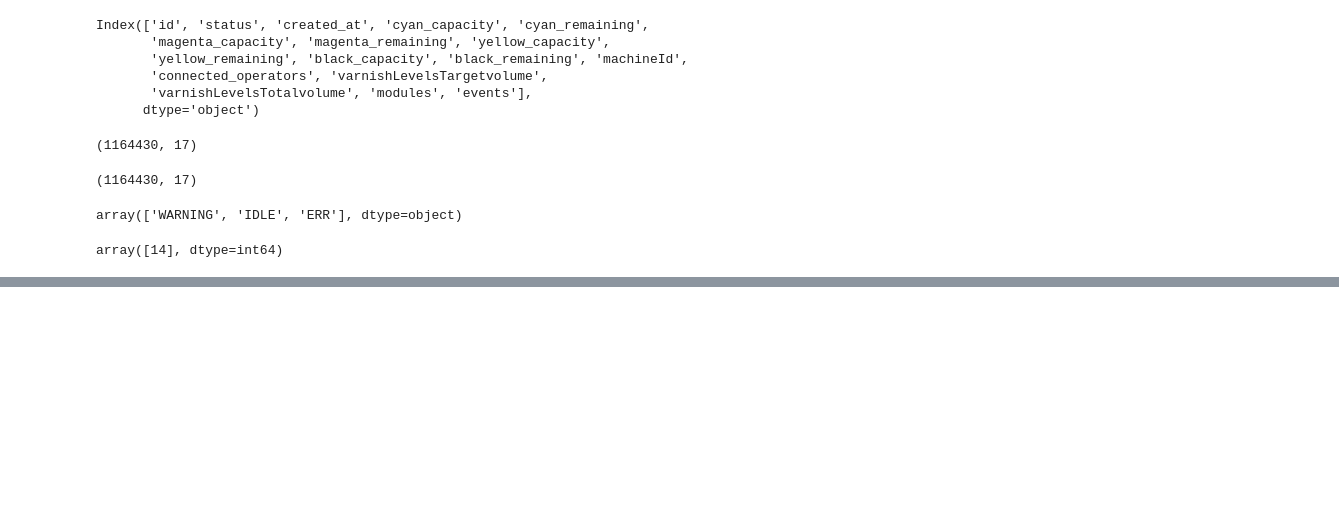
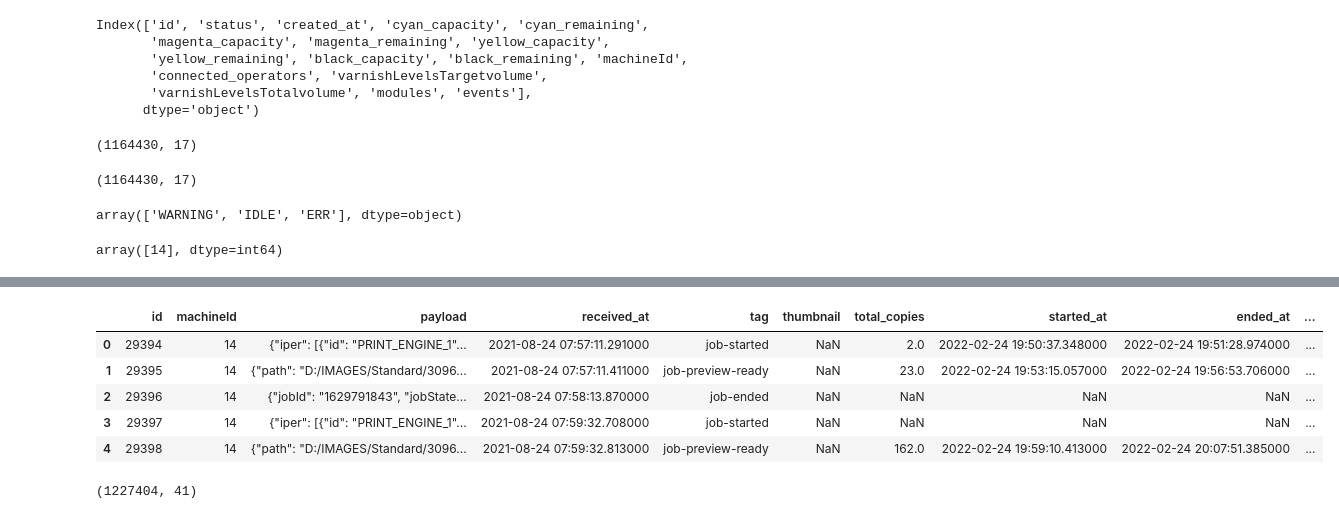
Before and after one commit to AranOribu/Prediction-Erreur-JetVarnish3DEvo, a Jupyter notebook: notebooks/raw_dataset.ipynb, the cells around one changed output, grey strips where cells are left out. Cells and saved outputs as stored; diff of their text form; code cells hidden in the pictures; blank space fills up the shorter version.

```diff
--- a/notebooks/raw_dataset.ipynb
+++ b/notebooks/raw_dataset.ipynb
@@ -3,3 +1,9 @@ import pandas as pd
+# %%
+import pandas as pd
+
+#On modifie l'affichage maximum des ligne et des colonnes pour les fonction de Pandas
+pd.options.display.max_columns = None
+# pd.options.display.max_rows = None
 # %%
 metrics = '../data/metrics.csv'
 job_events = '../data/job_events.csv'
@@ -91,3 +92,8 @@ array(['WARNING', 'IDLE', 'ERR'], dtype=object)
 metrics_df['machineId'].unique()
 # %% [output]
 array([14], dtype=int64)
+# %%
+# On renomme une colonne d'un csv pour correspondre aux deux autrex csv qui indiquent la même valeur
+job_events_df.rename(columns={'machine_id': 'machineId'}, inplace=True)
+
+job_events_df.head()
@@ -93,0 +116,24 @@ array([14], dtype=int64)
+# %%
+# la fonction : merged_df = pd.merge(jobs_df, metrics_df, on='machineId')
+# causant une erreur de mémoire on fusion les data frame grace à la fonction concat en definissant les mêmes index pour les 3 dataframe
+
+df_list = [job_events_df, jobs_df, metrics_df]
+for df in df_list:
+    df.set_index(['id','machineId'], inplace=True)
+
+# df = df.loc[:,~df.columns.duplicated()].copy()
+df_merged = pd.concat(df_list, axis=1) # join='inner'
+df_merged.reset_index(inplace=True)
+# %%
+df_merged.head()
+# %% [output]
+|  | id | machineId | payload | received_at | tag | thumbnail | total_copies | started_at | ended_at | ... |
+| 0 | 29394 | 14 | {"iper": [{"id": "PRINT_ENGINE_1"... | 2021-08-24 07:57:11.291000 | job-started | NaN | 2.0 | 2022-02-24 19:50:37.348000 | 2022-02-24 19:51:28.974000 | ... |
+| 1 | 29395 | 14 | {"path": "D:/IMAGES/Standard/3096... | 2021-08-24 07:57:11.411000 | job-preview-ready | NaN | 23.0 | 2022-02-24 19:53:15.057000 | 2022-02-24 19:56:53.706000 | ... |
+| 2 | 29396 | 14 | {"jobId": "1629791843", "jobState... | 2021-08-24 07:58:13.870000 | job-ended | NaN | NaN | NaN | NaN | ... |
+| 3 | 29397 | 14 | {"iper": [{"id": "PRINT_ENGINE_1"... | 2021-08-24 07:59:32.708000 | job-started | NaN | NaN | NaN | NaN | ... |
+| 4 | 29398 | 14 | {"path": "D:/IMAGES/Standard/3096... | 2021-08-24 07:59:32.813000 | job-preview-ready | NaN | 162.0 | 2022-02-24 19:59:10.413000 | 2022-02-24 20:07:51.385000 | ... |
+# %%
+df_merged.shape
+# %% [output]
+(1227404, 41)
```
Also changed, not shown: parts of 10 cells of this notebook.
